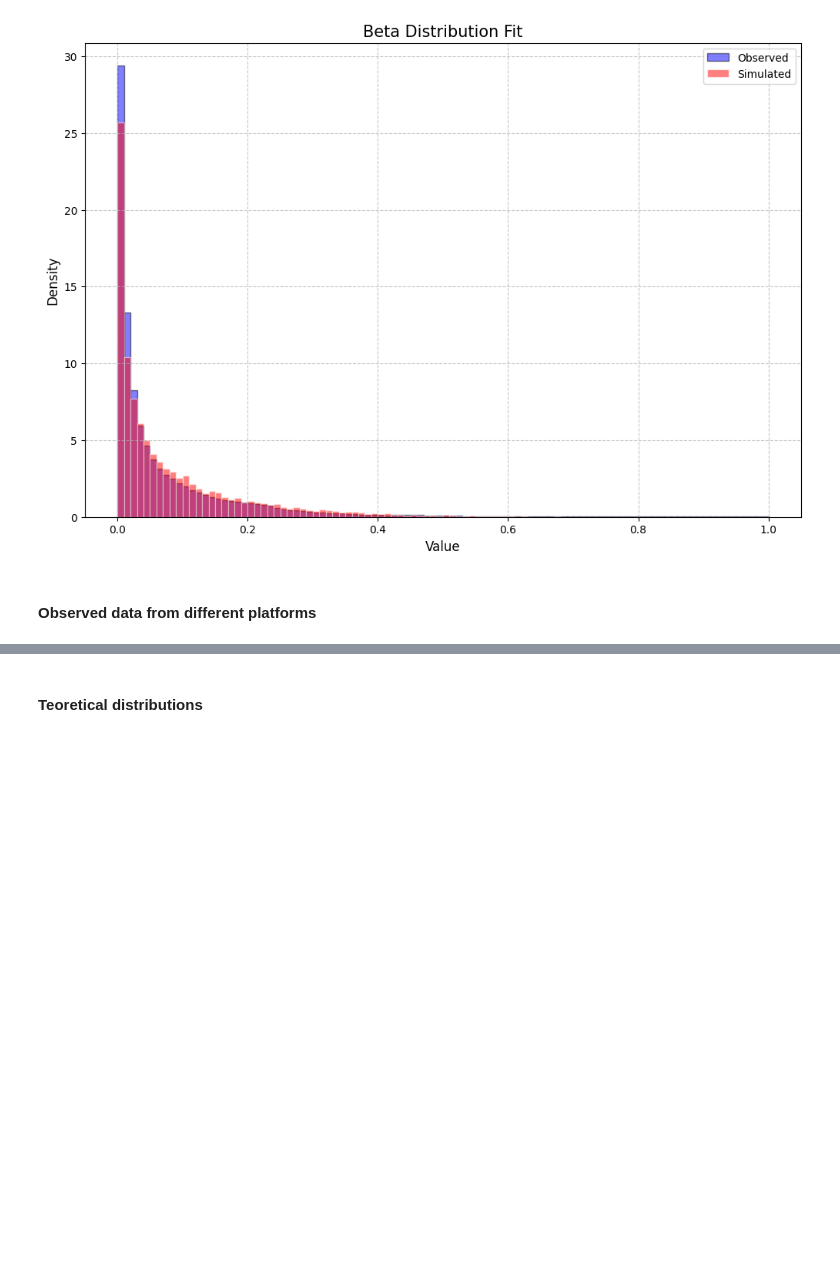
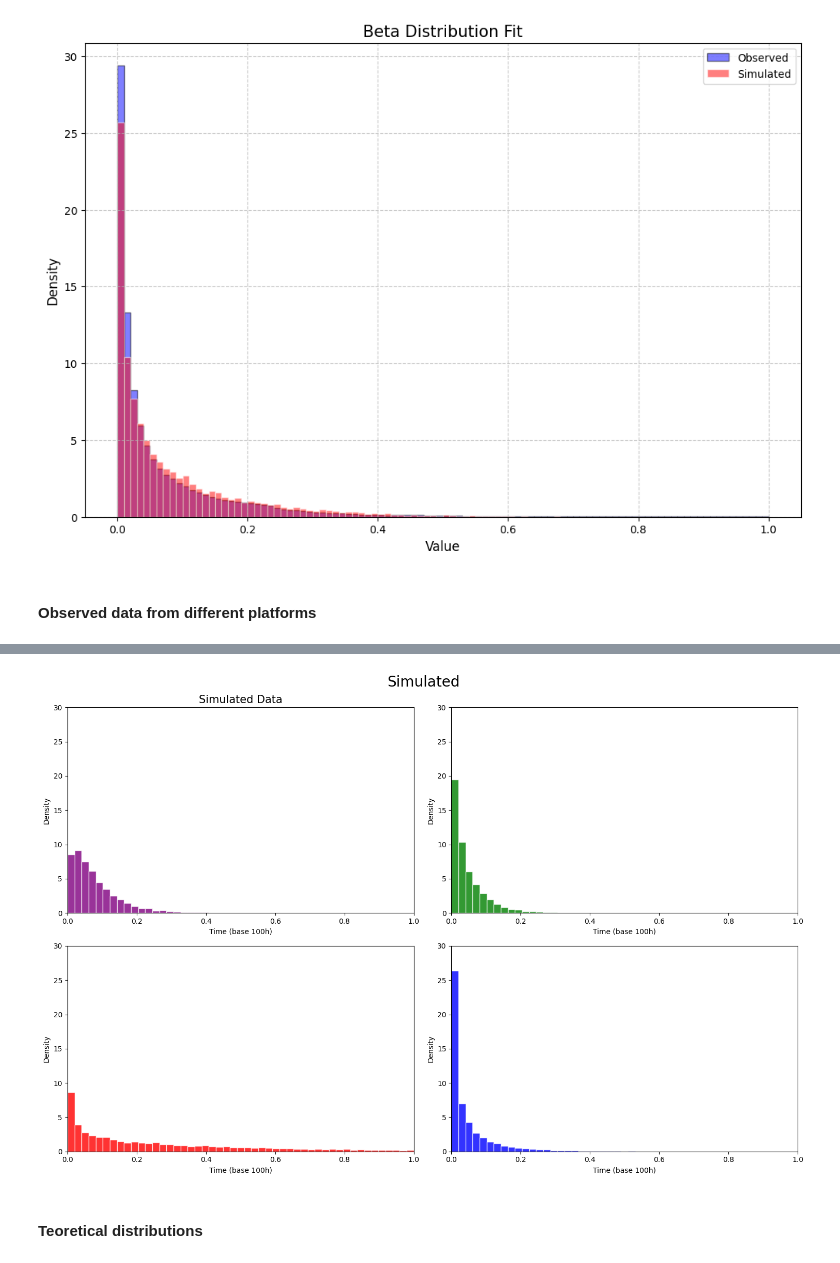
Before and after one commit to jacoponudo/Conversation_dynamics, a Jupyter notebook: src/SYN/search_parameters.ipynb, the cells around one changed output, grey strips where cells are left out. Cells and saved outputs as stored; diff of their text form; code cells hidden in the pictures; blank space fills up the shorter version.

```diff
--- a/src/SYN/search_parameters.ipynb
+++ b/src/SYN/search_parameters.ipynb
@@ -609,3 +658,63 @@ plt.show()
+# %%
+import matplotlib.pyplot as plt
+import numpy as np
+from scipy.stats import beta
+
+# Number of samples to draw from each distribution
+num_samples = 10000
+
+# Sample from each beta distribution (replace with your actual parameters)
+samples_rd = beta.rvs(params_dict['rd']['a'], params_dict['rd']['b'], loc=params_dict['rd']['loc'], scale=params_dict['rd']['scale'], size=num_samples)
+samples_vo = beta.rvs(params_dict['vo']['a'], params_dict['vo']['b'], loc=params_dict['vo']['loc'], scale=params_dict['vo']['scale'], size=num_samples)
+samples_yt = beta.rvs(params_dict['yt']['a'], params_dict['yt']['b'], loc=params_dict['yt']['loc'], scale=params_dict['yt']['scale'], size=num_samples)
+samples_fb = beta.rvs(params_dict['fb']['a'], params_dict['fb']['b'], loc=params_dict['fb']['loc'], scale=params_dict['fb']['scale'], size=num_samples)
+
+# Create subplots
+fig, axes = plt.subplots(2, 2, figsize=(15, 10))
+
+# Define common x and y limits
+xlim = (0, 1)
+ylim = (0, 30)  # Adjust based on the data for appropriate scaling
+
+# Plot histograms for the different distributions in separate subplots
+
+# Reddit
+axes[0, 0].hist(samples_rd, bins=np.linspace(0, 1, 50), alpha=0.8, label='Reddit', color='purple', density=True, edgecolor='white')
+axes[0, 0].set_title('Simulated Data', fontsize=15)
+axes[0, 0].set_xlim(xlim)
+axes[0, 0].set_ylim(ylim)
+axes[0, 0].set_xlabel('Time (base 100h)')
+axes[0, 0].set_ylabel('Density')
+
+# Voat
+axes[0, 1].hist(samples_vo, bins=np.linspace(0, 1, 50), alpha=0.8, label='Voat', color='green', density=True, edgecolor='white')
+axes[0, 1].set_xlim(xlim)
+axes[0, 1].set_ylim(ylim)
+axes[0, 1].set_xlabel('Time (base 100h)')
+axes[0, 1].set_ylabel('Density')
+
+# YouTube
+axes[1, 0].hist(samples_yt, bins=np.linspace(0, 1, 50), alpha=0.8, label='YouTube', color='red', density=True, edgecolor='white')
+axes[1, 0].set_xlim(xlim)
+axes[1, 0].set_ylim(ylim)
+axes[1, 0].set_xlabel('Time (base 100h)')
+axes[1, 0].set_ylabel('Density')
+
+# Facebook
+axes[1, 1].hist(samples_fb, bins=np.linspace(0, 1, 50), alpha=0.8, label='Facebook', color='blue', density=True, edgecolor='white')
+axes[1, 1].set_xlim(xlim)
+axes[1, 1].set_ylim(ylim)
+axes[1, 1].set_xlabel('Time (base 100h)')
+axes[1, 1].set_ylabel('Density')
+
+# Adjust layout and add a single large title for all four subplots
+fig.suptitle('Simulated', fontsize=20)
+plt.tight_layout()
+
+# Show the plot
+plt.show()
+# %% [output]
+[figure, added]
 # %% [markdown]
 #### Teoretical distributions
 # %%
```
Also changed, not shown: parts of 9 cells of this notebook.
